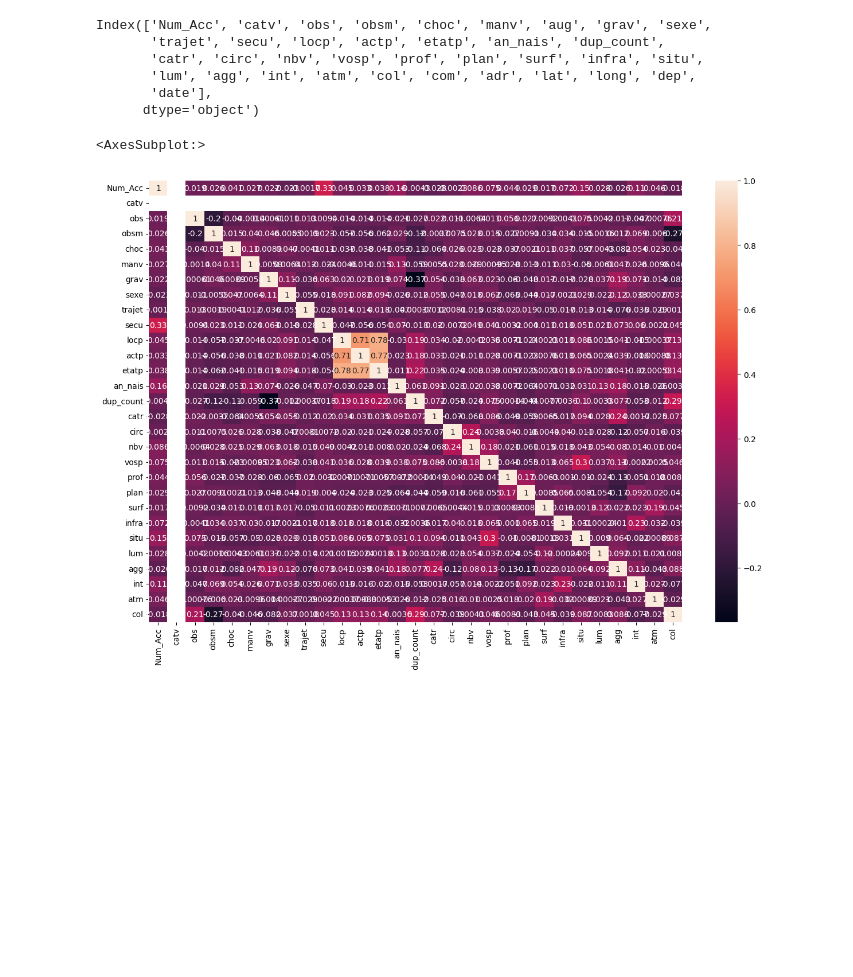
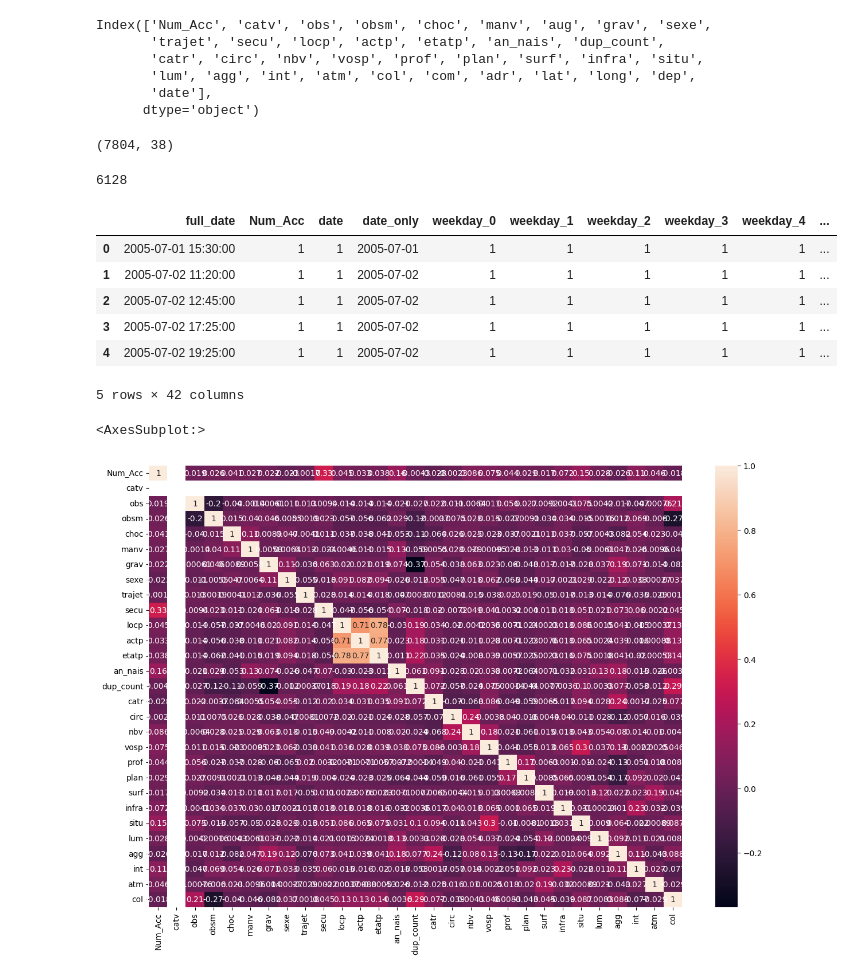
Before and after one commit to AurelienBr22/CyclingFacilities, a Jupyter notebook: notebooks/notebook_testmodel.ipynb, the cells around one changed output. Drawn from its saved outputs; the diff is of its cells as text; code cells hidden in the pictures; blank space fills up the shorter version.

```diff
--- a/notebooks/notebook_testmodel.ipynb
+++ b/notebooks/notebook_testmodel.ipynb
@@ -24,0 +48,28 @@ Index(['Num_Acc', 'catv', 'obs', 'obsm', 'choc', 'manv', 'aug', 'grav', 'sexe',
+# %%
+dataset = data.loc[(data.dep.isin([750]))]
+dataset.shape
+# %% [output]
+(7804, 38)
+# %%
+dataset.adr.isna().sum()
+# %% [output]
+6128
+# %%
+dataset['full_date'] = pd.to_datetime(dataset['date'])
+
+dataset = dataset.groupby('full_date', as_index=False).count()
+dataset['date_only'] = dataset['full_date'].dt.date
+dataset['weekday'] = dataset['full_date'].dt.weekday
+dataset['month'] = dataset['full_date'].dt.month
+
+dataset = pd.get_dummies(dataset , columns = ['weekday' , 'month'])
+# %%
+dataset.head()
+# %% [output]
+|  | full_date | Num_Acc | date | date_only | weekday_0 | weekday_1 | weekday_2 | weekday_3 | weekday_4 | ... |
+| 0 | 2005-07-01 15:30:00 | 1 | 1 | 2005-07-01 | 1 | 1 | 1 | 1 | 1 | ... |
+| 1 | 2005-07-02 11:20:00 | 1 | 1 | 2005-07-02 | 1 | 1 | 1 | 1 | 1 | ... |
+| 2 | 2005-07-02 12:45:00 | 1 | 1 | 2005-07-02 | 1 | 1 | 1 | 1 | 1 | ... |
+| 3 | 2005-07-02 17:25:00 | 1 | 1 | 2005-07-02 | 1 | 1 | 1 | 1 | 1 | ... |
+| 4 | 2005-07-02 19:25:00 | 1 | 1 | 2005-07-02 | 1 | 1 | 1 | 1 | 1 | ... |
+5 rows × 42 columns
```
Also changed, not shown: parts of 14 cells of this notebook, 1 other file.
